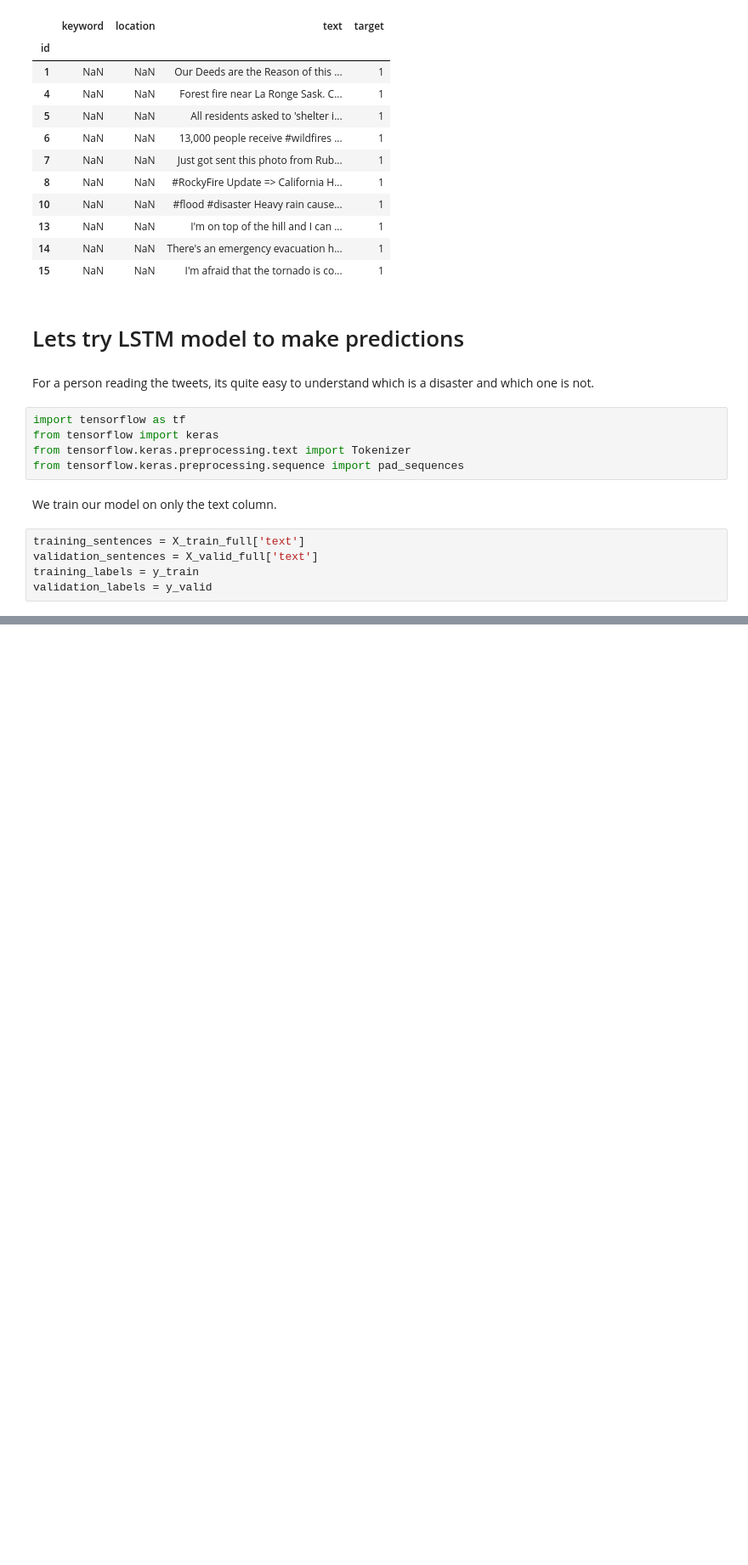
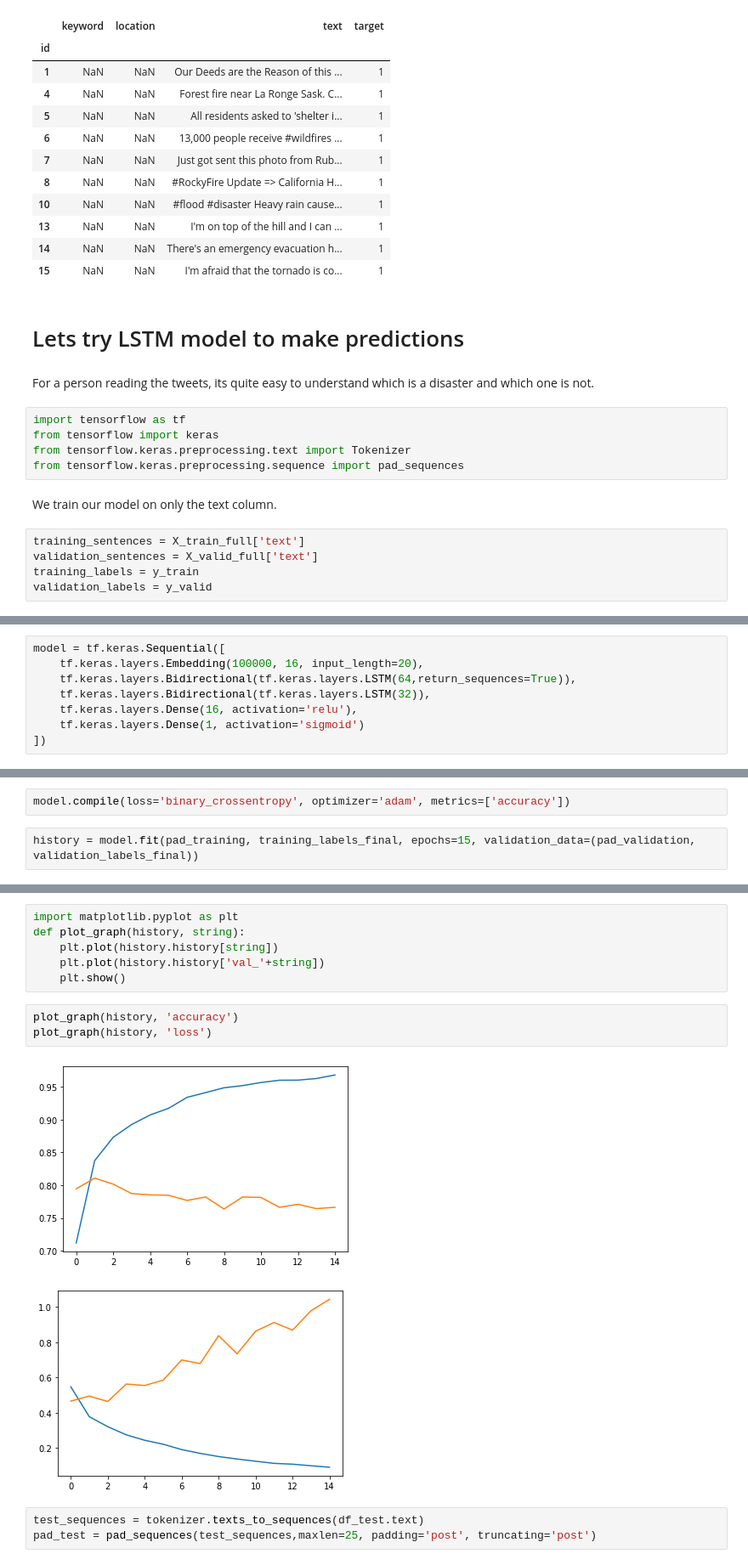
Before and after one commit to Pamalps/projects, a Jupyter notebook: nlp-disaster-prediction-v1.ipynb, the cells around one changed output, grey strips where cells are left out. Shown: that part at 85% size. Drawn from its saved outputs; the diff is of its cells as text; blank space fills up the shorter version.

Commit message:
Kaggle Notebook | nlp_disaster_prediction_v1 | Version 3 LSTM

```diff
--- a/nlp-disaster-prediction-v1.ipynb
+++ b/nlp-disaster-prediction-v1.ipynb
@@ -150,0 +165,8 @@ validation_labels = y_valid
+# %%
+model = tf.keras.Sequential([
+    tf.keras.layers.Embedding(100000, 16, input_length=20),
+    tf.keras.layers.Bidirectional(tf.keras.layers.LSTM(64,return_sequences=True)),
+    tf.keras.layers.Bidirectional(tf.keras.layers.LSTM(32)),
+    tf.keras.layers.Dense(16, activation='relu'),
+    tf.keras.layers.Dense(1, activation='sigmoid')
+])
@@ -150,0 +175,4 @@ validation_labels = y_valid
+# %%
+model.compile(loss='binary_crossentropy', optimizer='adam', metrics=['accuracy'])
+# %%
+history = model.fit(pad_training, training_labels_final, epochs=15, validation_data=(pad_validation, validation_labels_final))
@@ -150,0 +198,15 @@ validation_labels = y_valid
+# %%
+import matplotlib.pyplot as plt
+def plot_graph(history, string):
+    plt.plot(history.history[string])
+    plt.plot(history.history['val_'+string])
+    plt.show()
+# %%
+plot_graph(history, 'accuracy')
+plot_graph(history, 'loss')
+# %% [output]
+[figure, added]
+[figure, added]
+# %%
+test_sequences = tokenizer.texts_to_sequences(df_test.text)
+pad_test = pad_sequences(test_sequences,maxlen=25, padding='post', truncating='post')
```
Also changed, not shown: parts of 8 cells of this notebook.
